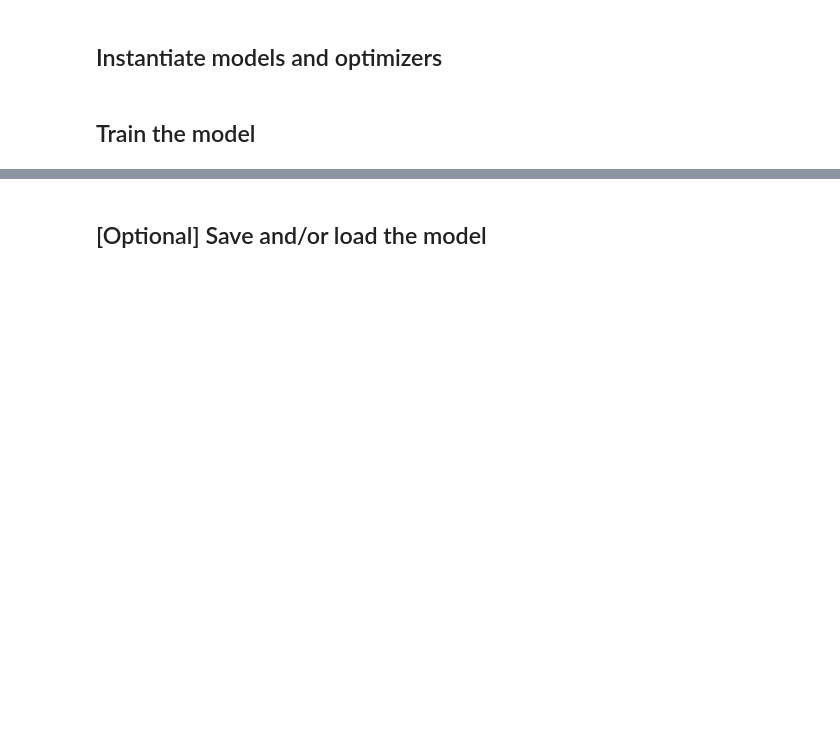
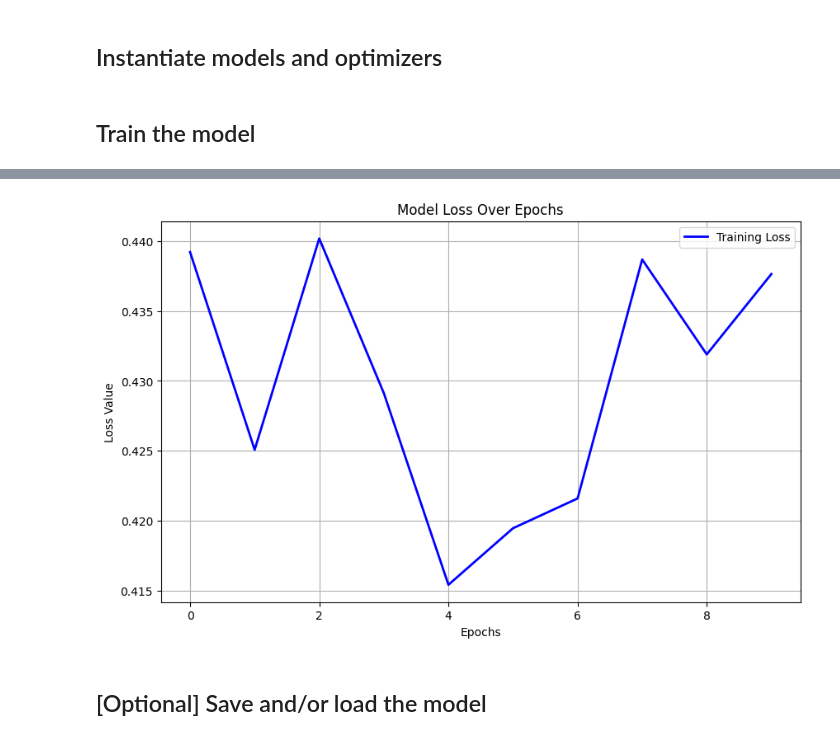
Before and after one commit to AsmaaQ25/GenAI-CMP637-2025, a Jupyter notebook: Notebooks/MNIST.ipynb, the cells around one changed output, grey strips where cells are left out. Drawn from its saved outputs; the diff is of its cells as text; code cells hidden in the pictures; blank space fills up the shorter version.

```diff
--- a/Notebooks/MNIST.ipynb
+++ b/Notebooks/MNIST.ipynb
@@ -203,6 +202,7 @@ def train_made(name, model, dataloader, max_patience, epochs=10, lr=1e-3, device
     model.to(device)
     optimizer = optim.Adam(model.parameters(), lr=lr)
     criterion = nn.BCEWithLogitsLoss()  # NLL for Bernoulli output
+    wandb.watch(model, log="all")
 
     nll_his = []
     best_nll = 1000.
@@ -213,8 +213,8 @@ def train_made(name, model, dataloader, max_patience, epochs=10, lr=1e-3, device
         running_loss = 0.0
         for x, y in tqdm(dataloader, desc=f"Epoch {epoch}/{epochs}"):
             x = x.to(device)
-            y_cond =  y.view(-1,1) #nn.functional.one_hot(y, num_classes=cond_size).float().to(device)
 
+            y_cond =  nn.functional.one_hot(y, num_classes=10).float().to(device)
             optimizer.zero_grad()
             logits = model(x, y_cond)
             loss = criterion(logits, x)  # NLL
@@ -222,7 +222,8 @@ def train_made(name, model, dataloader, max_patience, epochs=10, lr=1e-3, device
             optimizer.step()
 
             running_loss += loss.item() * x.size(0)
-        nll_his.append(loss)
+        wandb.log({"epoch": epoch + 1, "loss": loss.item()})
+        nll_his.append(loss.item())
         if epoch == 0:
             print('saved!')
             torch.save(model.state_dict(), f"{name}.pth")
@@ -240,10 +241,13 @@ def train_made(name, model, dataloader, max_patience, epochs=10, lr=1e-3, device
             break
         epoch_loss = running_loss / len(dataloader.dataset)
         print(f"Epoch {epoch}: NLL loss = {epoch_loss:.4f}")
-    nll_his = np.asarray(nll_his)
 
     return nll_his
 # %%
+# usage
 train_loader = DataLoader(dataset, batch_size=batch_size, shuffle=True)
-loss_history = train_made("made_mnist-v4", model, train_loader, max_patience, epochs=10, lr=1e-3, device='cpu')
+wandb.login(key="9bf31a65f3249f4d45183b47993a4fdc3328db1f")
+wandb_logger = wandb.init(project="GenAI-Assignment-phase1", name="made-v4")
+loss_history = train_made("made_mnist-v4", model, train_loader,
+                          max_patience, epochs=10, lr=1e-3, device='cpu')
 # %% [output]
@@ -268,3 +274,19 @@ torch.Size([64, 784]) torch.Size([64])
+# %%
+plt.figure(figsize=(10, 6)) # Optional: Adjusts the figure size
+loss_history = [loss_history[i].item() for i in range(10)]
+plt.plot(loss_history, label='Training Loss', color='blue', linewidth=2)
+
+# Add titles and labels for clarity
+plt.title('Model Loss Over Epochs')
+plt.xlabel('Epochs')
+plt.ylabel('Loss Value')
+plt.legend()
+plt.grid(True) # Optional: Adds a grid for easier reading
+
+# Display the plot
+plt.show()
+# %% [output]
+[figure, added]
 # %% [markdown]
 ## [Optional] Save and/or load the model
 # %%
```
Also changed, not shown: parts of 16 cells of this notebook.
